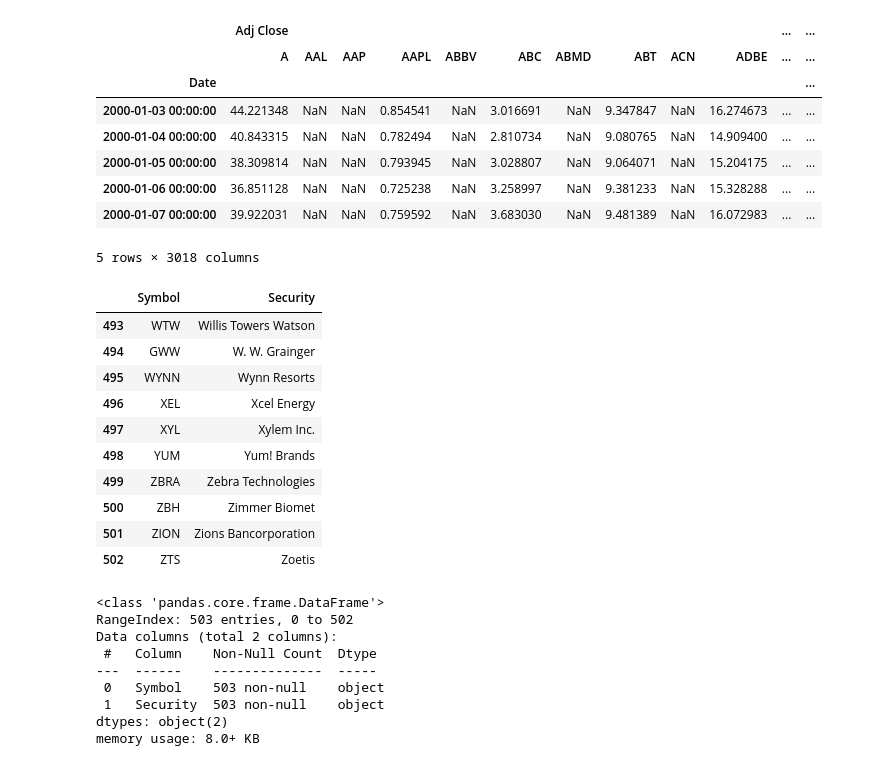
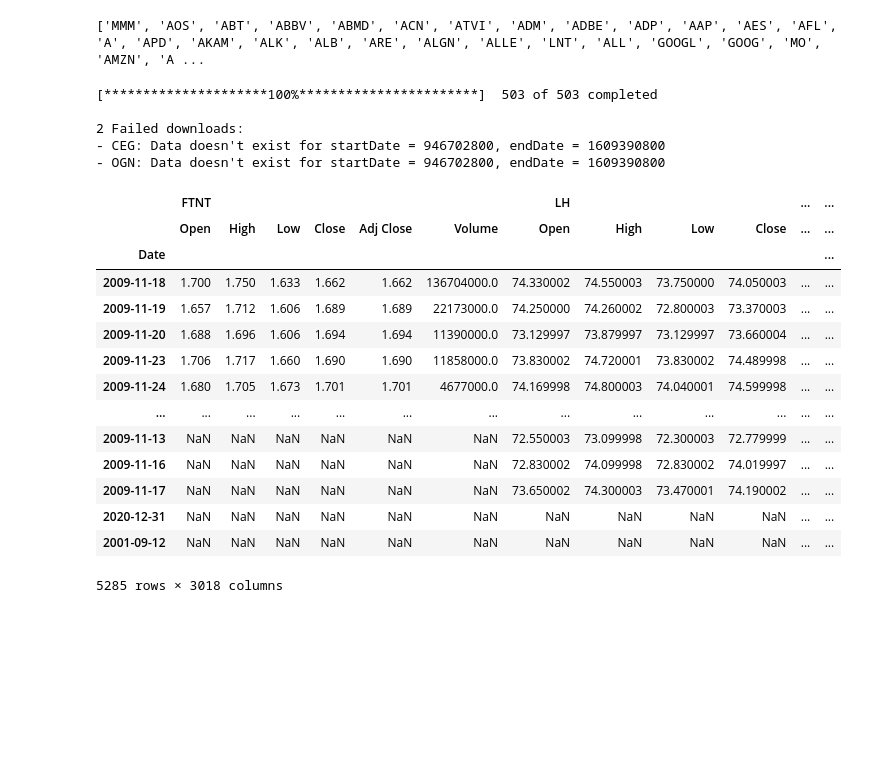
Before and after one commit to lugeminai/DS-PI-ProyectoIndividual, a Jupyter notebook: ds_pi_financiero/preliminar.ipynb, the cells around one changed output. Saved outputs shown, nothing was run; the diff lists cells and outputs as text; code cells hidden in the pictures; blank space fills up the shorter version.

```diff
--- a/ds_pi_financiero/preliminar.ipynb
+++ b/ds_pi_financiero/preliminar.ipynb
@@ -105,38 +76,29 @@ memory usage: 125.6+ MB
-# %%
-data_yf.head()
-# %% [output]
-|  | Adj Close |  |  |  |  |  |  |  |  |  | ... | ... |
-|  | A | AAL | AAP | AAPL | ABBV | ABC | ABMD | ABT | ACN | ADBE | ... | ... |
-| Date |  |  |  |  |  |  |  |  |  |  |  | ... |
-| 2000-01-03 00:00:00 | 44.221348 | NaN | NaN | 0.854541 | NaN | 3.016691 | NaN | 9.347847 | NaN | 16.274673 | ... | ... |
-| 2000-01-04 00:00:00 | 40.843315 | NaN | NaN | 0.782494 | NaN | 2.810734 | NaN | 9.080765 | NaN | 14.909400 | ... | ... |
-| 2000-01-05 00:00:00 | 38.309814 | NaN | NaN | 0.793945 | NaN | 3.028807 | NaN | 9.064071 | NaN | 15.204175 | ... | ... |
-| 2000-01-06 00:00:00 | 36.851128 | NaN | NaN | 0.725238 | NaN | 3.258997 | NaN | 9.381233 | NaN | 15.328288 | ... | ... |
-| 2000-01-07 00:00:00 | 39.922031 | NaN | NaN | 0.759592 | NaN | 3.683030 | NaN | 9.481389 | NaN | 16.072983 | ... | ... |
-5 rows × 3018 columns
-# %%
-df_simbolos.tail(10)
-# %% [output]
-|  | Symbol | Security |
-| 493 | WTW | Willis Towers Watson |
-| 494 | GWW | W. W. Grainger |
-| 495 | WYNN | Wynn Resorts |
-| 496 | XEL | Xcel Energy |
-| 497 | XYL | Xylem Inc. |
-| 498 | YUM | Yum! Brands |
-| 499 | ZBRA | Zebra Technologies |
-| 500 | ZBH | Zimmer Biomet |
-| 501 | ZION | Zions Bancorporation |
-| 502 | ZTS | Zoetis |
-# %%
-df_simbolos.info()
-# %% [output]
-<class 'pandas.core.frame.DataFrame'>
-RangeIndex: 503 entries, 0 to 502
-Data columns (total 2 columns):
- #   Column    Non-Null Count  Dtype
----  ------    --------------  -----
- 0   Symbol    503 non-null    object
- 1   Security  503 non-null    object
-dtypes: object(2)
-memory usage: 8.0+ KB
+# %%
+
+print(simbolos)
+# %% [output]
+['MMM', 'AOS', 'ABT', 'ABBV', 'ABMD', 'ACN', 'ATVI', 'ADM', 'ADBE', 'ADP', 'AAP', 'AES', 'AFL', 'A', 'APD', 'AKAM', 'ALK', 'ALB', 'ARE', 'ALGN', 'ALLE', 'LNT', 'ALL', 'GOOGL', 'GOOG', 'MO', 'AMZN', 'A ...
+# %%
+df_data = yf.download(simbolos,start='2000-01-01',end='2020-12-31',group_by="ticker", threads=3)
+df_data
+# %% [output]
+[*********************100%***********************]  503 of 503 completed
+
+2 Failed downloads:
+- CEG: Data doesn't exist for startDate = 946702800, endDate = 1609390800
+- OGN: Data doesn't exist for startDate = 946702800, endDate = 1609390800
+|  | FTNT |  |  |  |  |  | LH |  |  |  | ... | ... |
+|  | Open | High | Low | Close | Adj Close | Volume | Open | High | Low | Close | ... | ... |
+| Date |  |  |  |  |  |  |  |  |  |  |  | ... |
+| 2009-11-18 | 1.700 | 1.750 | 1.633 | 1.662 | 1.662 | 136704000.0 | 74.330002 | 74.550003 | 73.750000 | 74.050003 | ... | ... |
+| 2009-11-19 | 1.657 | 1.712 | 1.606 | 1.689 | 1.689 | 22173000.0 | 74.250000 | 74.260002 | 72.800003 | 73.370003 | ... | ... |
+| 2009-11-20 | 1.688 | 1.696 | 1.606 | 1.694 | 1.694 | 11390000.0 | 73.129997 | 73.879997 | 73.129997 | 73.660004 | ... | ... |
+| 2009-11-23 | 1.706 | 1.717 | 1.660 | 1.690 | 1.690 | 11858000.0 | 73.830002 | 74.720001 | 73.830002 | 74.489998 | ... | ... |
+| 2009-11-24 | 1.680 | 1.705 | 1.673 | 1.701 | 1.701 | 4677000.0 | 74.169998 | 74.800003 | 74.040001 | 74.599998 | ... | ... |
+| ... | ... | ... | ... | ... | ... | ... | ... | ... | ... | ... | ... | ... |
+| 2009-11-13 | NaN | NaN | NaN | NaN | NaN | NaN | 72.550003 | 73.099998 | 72.300003 | 72.779999 | ... | ... |
+| 2009-11-16 | NaN | NaN | NaN | NaN | NaN | NaN | 72.830002 | 74.099998 | 72.830002 | 74.019997 | ... | ... |
+| 2009-11-17 | NaN | NaN | NaN | NaN | NaN | NaN | 73.650002 | 74.300003 | 73.470001 | 74.190002 | ... | ... |
+| 2020-12-31 | NaN | NaN | NaN | NaN | NaN | NaN | NaN | NaN | NaN | NaN | ... | ... |
+| 2001-09-12 | NaN | NaN | NaN | NaN | NaN | NaN | NaN | NaN | NaN | NaN | ... | ... |
+5285 rows × 3018 columns
```
Also changed, not shown: parts of 30 cells of this notebook, 1 other file.
